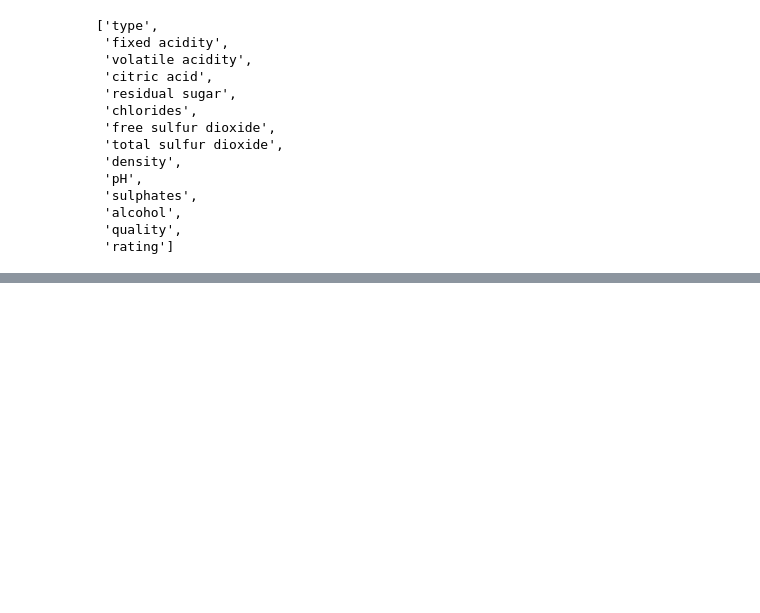
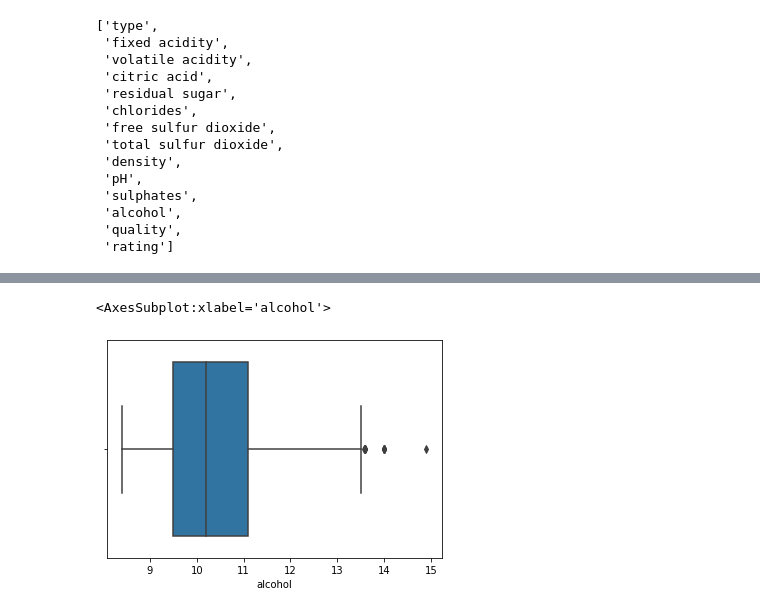
Before and after one commit to espSiyam/Data-Science--Analytics---AI-for-Business---the-Real-World-, a Jupyter notebook: 5.Statistics(Visualization)/3.Analizing Frequency distribution.ipynb, the cells around one changed output, grey strips where cells are left out. Cells and saved outputs as stored; diff of their text form; code cells hidden in the pictures; blank space fills up the shorter version.

```diff
--- a/5.Statistics(Visualization)/3.Analizing Frequency distribution.ipynb
+++ b/5.Statistics(Visualization)/3.Analizing Frequency distribution.ipynb
@@ -85,0 +119,5 @@ for (i, feature) in enumerate(features):
+# %%
+sns.boxplot(df[df['type']=='red']['alcohol'])
+# %% [output]
+<AxesSubplot:xlabel='alcohol'>
+[figure, added]
```
Also changed, not shown: parts of 4 cells of this notebook.
